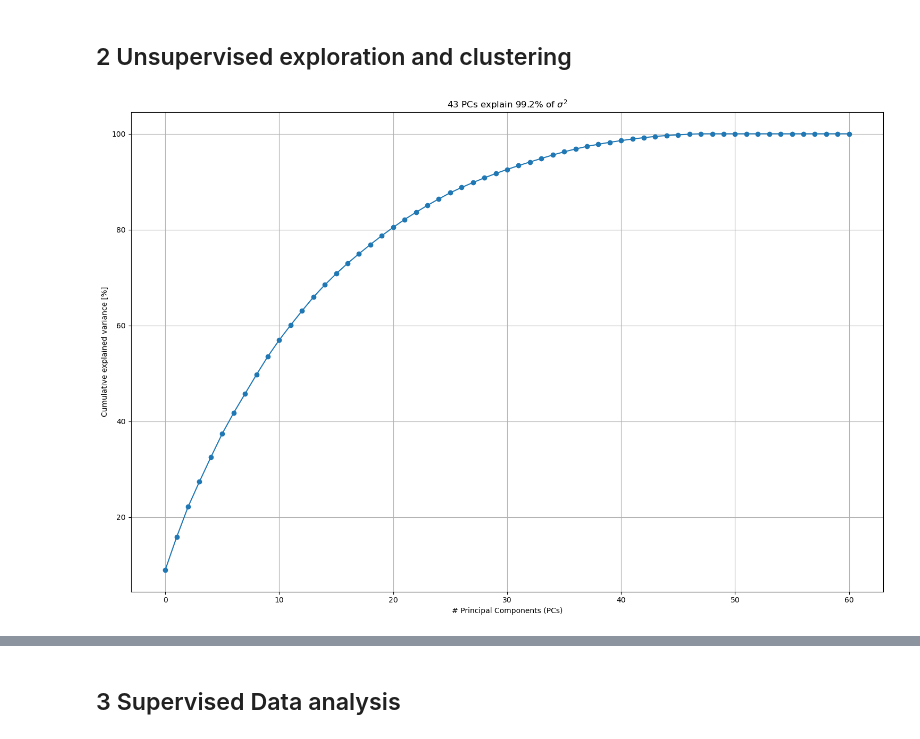
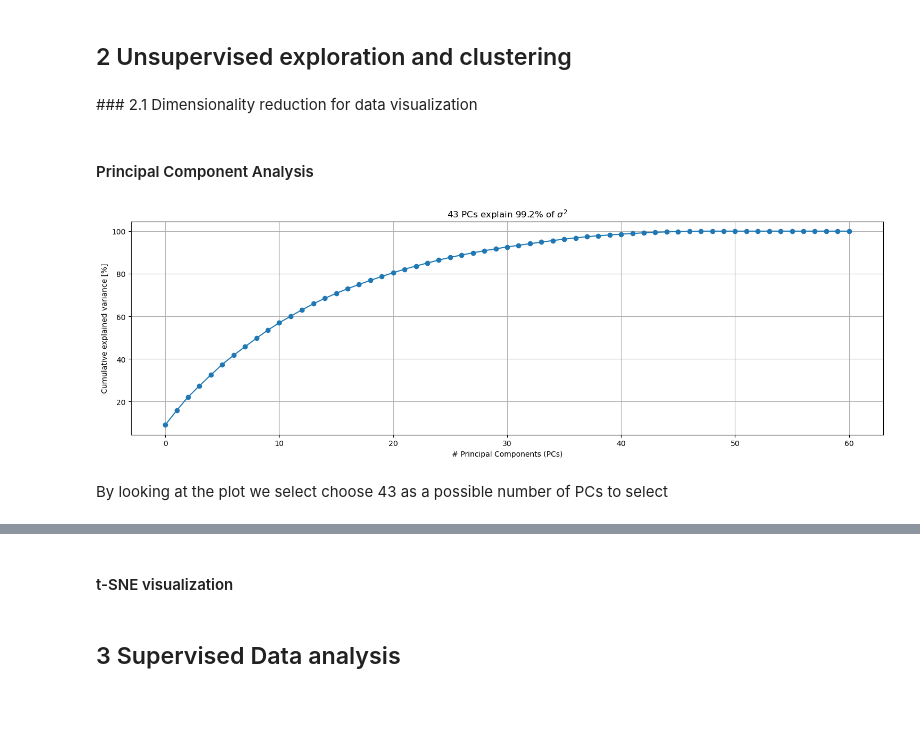
Before and after one commit to RisingZero/ml4n-23-adversarial-attacks, a Jupyter notebook: project.ipynb, the cells around one changed output, grey strips where cells are left out. Cells and saved outputs as stored; diff of their text form; code cells hidden in the pictures; blank space fills up the shorter version.

```diff
--- a/project.ipynb
+++ b/project.ipynb
@@ -221,29 +221,33 @@ plt.show()
 [figure]
 # %% [markdown]
 ## 2 Unsupervised exploration and clustering
+# %% [markdown]
+### 2.1 Dimensionality reduction for data visualization
+# %% [markdown]
+#### Principal Component Analysis
 # %%
 from sklearn.decomposition import PCA
 # %%
 pca = PCA(random_state = GROUP_NUMBER)
 features = df_processed.columns.tolist()
 features.remove("label")
 pca.fit(df_processed[features])
 
 explained_variance = pca.explained_variance_ratio_
-
 perc_cumul_exp_var = np.cumsum(explained_variance) * 100
 
-plt.figure(figsize=(15, 10))
+plt.figure(figsize=(15, 5))
 plt.plot(perc_cumul_exp_var, marker='o')
 plt.xlabel('# Principal Components (PCs)')
 plt.ylabel('Cumulative explained variance [%]')
-plt.xticks() #[i for i in range(60)], [i for i in range(1,5)]
 plt.grid()
 plt.title(f'43 PCs explain {round(perc_cumul_exp_var[42], 2)}% of $\sigma^2$')
 plt.tight_layout()
 plt.show()
 # %% [output]
-[figure, old version]
+[figure, new version]
+# %% [markdown]
+By looking at the plot we select choose 43 as a possible number of PCs to select
 # %%
 pca = PCA(n_components=43, random_state=GROUP_NUMBER)
 
@@ -287,3 +274,5 @@ plt.show()
+# %% [markdown]
+#### t-SNE visualization
 # %% [markdown]
 ## 3 Supervised Data analysis
 # %% [markdown]
```
Also changed, not shown: parts of 6 cells of this notebook.
